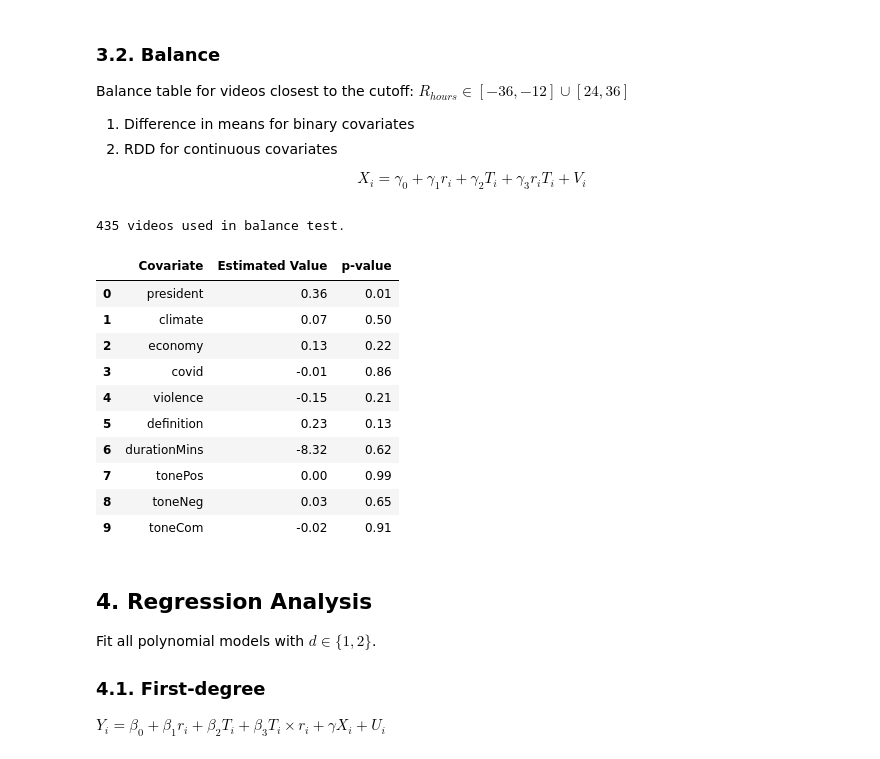
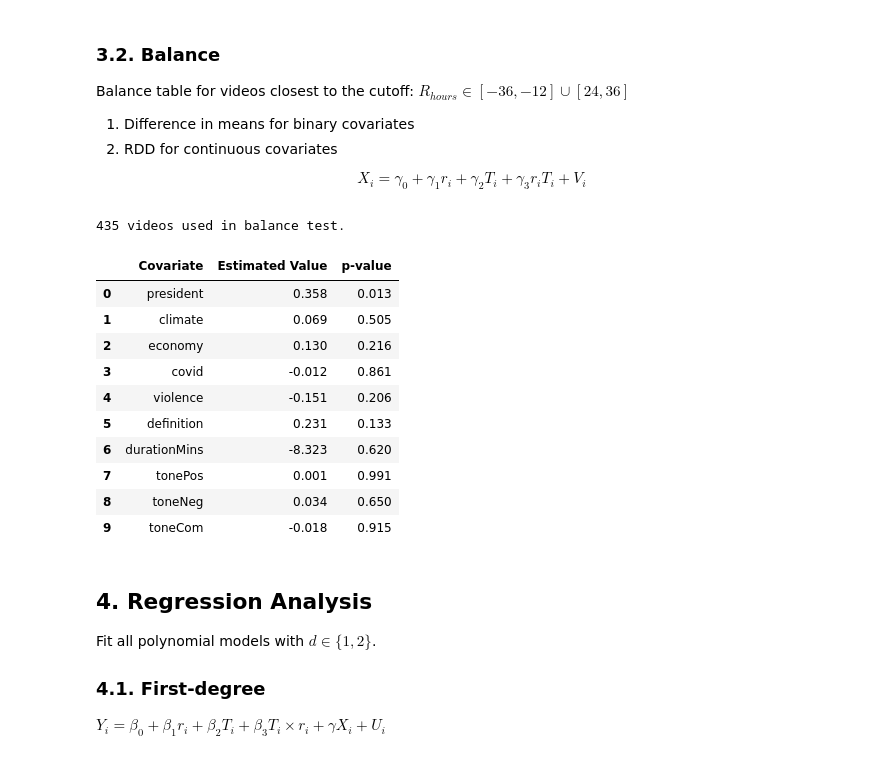
Before and after one commit to ArturoSbr/youtube-dislike-count, a Jupyter notebook: cod/02_analysis/01_analysis.ipynb, the cells around one changed output. Saved outputs shown, nothing was run; the diff lists cells and outputs as text; code cells hidden in the pictures.

```diff
--- a/cod/02_analysis/01_analysis.ipynb
+++ b/cod/02_analysis/01_analysis.ipynb
@@ -198,42 +198,42 @@ $$X_i = \gamma_0 + \gamma_1 r_i + \gamma_2 T_i + \gamma_3 r_i T_i + V_i$$
 # %%
 # Bandwidth
 mask = df['r'].between(-36*60*60, -12*60*60) | df['r'].between(24*60*60, 48*60*60)
 print(f'{mask.sum()} videos used in balance test.')
 d = df[mask].copy()
 
 d['durationMins'] = d['seconds'].div(60)
 
 # Order frequent-word variables by frequency
 X = list(topics.keys()) + ['definition','durationMins','tonePos','toneNeg','toneCom']
 
 # Regress each variable on r and treat
 data = []
 for x in X:
     m = sm.OLS(endog=d[x], exog=d[['const','r','treat','rTreat']]).fit()
     data.append((m.params['treat'], m.pvalues['treat']))
 
 # Summary table
 t = pd.DataFrame(data=data, index=X, columns=['Estimated Value','p-value'])
 t.index.rename('Covariate', inplace=True)
 t.reset_index(inplace=True)
-t.round(2)
+t.round(3)
 
 # To latex
 # print(t.to_latex(caption='Regression discontinuities on observable characteristics',
 #                  label='tab_dat_balance', float_format='%.3f', index=False))
 # %% [output]
 435 videos used in balance test.
 |  | Covariate | Estimated Value | p-value |
-| 0 | president | 0.36 | 0.01 |
-| 1 | climate | 0.07 | 0.50 |
-| 2 | economy | 0.13 | 0.22 |
-| 3 | covid | -0.01 | 0.86 |
-| 4 | violence | -0.15 | 0.21 |
-| 5 | definition | 0.23 | 0.13 |
-| 6 | durationMins | -8.32 | 0.62 |
-| 7 | tonePos | 0.00 | 0.99 |
-| 8 | toneNeg | 0.03 | 0.65 |
-| 9 | toneCom | -0.02 | 0.91 |
+| 0 | president | 0.358 | 0.013 |
+| 1 | climate | 0.069 | 0.505 |
+| 2 | economy | 0.130 | 0.216 |
+| 3 | covid | -0.012 | 0.861 |
+| 4 | violence | -0.151 | 0.206 |
+| 5 | definition | 0.231 | 0.133 |
+| 6 | durationMins | -8.323 | 0.620 |
+| 7 | tonePos | 0.001 | 0.991 |
+| 8 | toneNeg | 0.034 | 0.650 |
+| 9 | toneCom | -0.018 | 0.915 |
 # %% [markdown]
 ## 4. Regression Analysis
 Fit all polynomial models with $d \in \{1, 2\}$.
```
Also changed, not shown: parts of 28 cells of this notebook.
